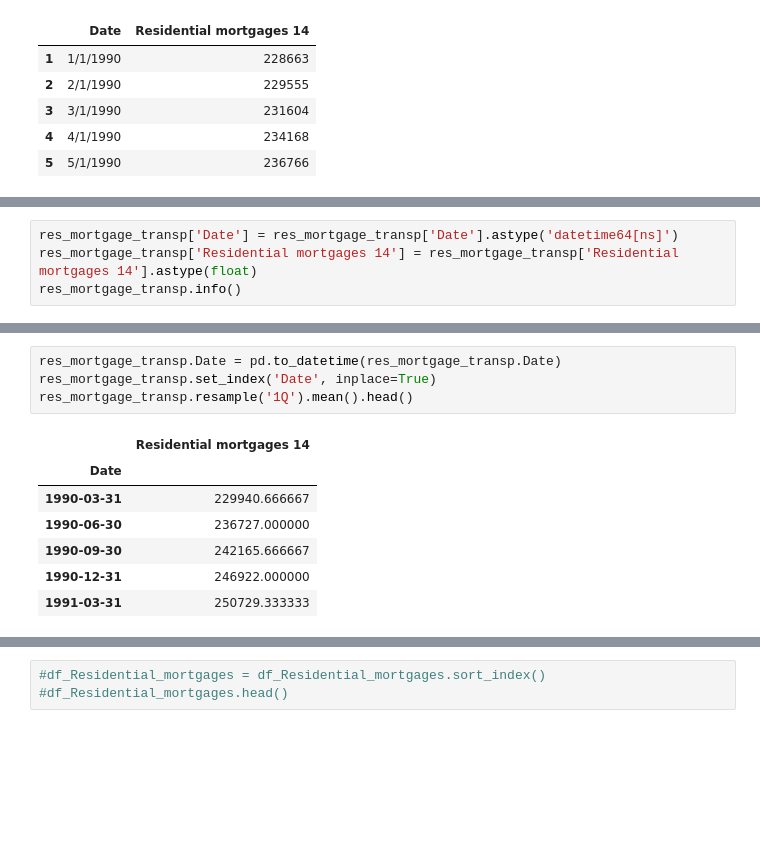
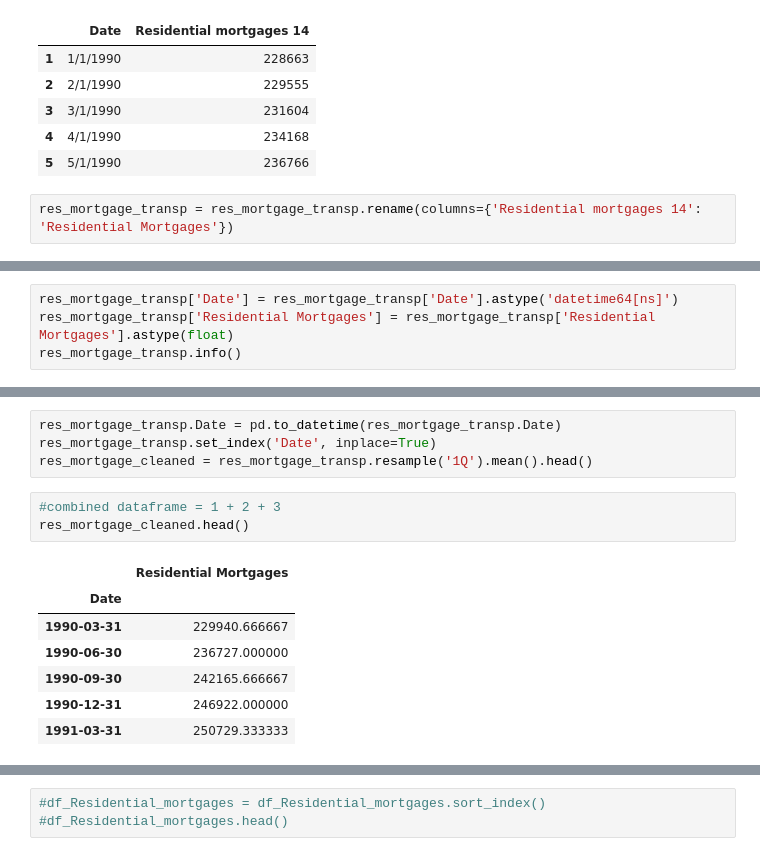
Before and after one commit to benjaminweymouth/Housing-Market-Forecasting-Time-Series-Analysis, a Jupyter notebook: Python Code/Qualitative_Multivariate Time Series.ipynb, the cells around one changed output, grey strips where cells are left out. Saved outputs shown, nothing was run; the diff lists cells and outputs as text; blank space fills up the shorter version.

Commit message:
Reformatted column for Residential Mortgages

```diff
--- a/Python Code/Qualitative_Multivariate Time Series.ipynb
+++ b/Python Code/Qualitative_Multivariate Time Series.ipynb
@@ -94,6 +95,8 @@ res_mortgage_transp.head()
 | 3 | 3/1/1990 | 231604 |
 | 4 | 4/1/1990 | 234168 |
 | 5 | 5/1/1990 | 236766 |
+# %%
+res_mortgage_transp = res_mortgage_transp.rename(columns={'Residential mortgages 14': 'Residential Mortgages'})
 # %%
 res_mortgage_transp.dtypes
 # %% [output]
@@ -103,7 +106,7 @@ Residential mortgages 14    object
 dtype: object
 # %%
 res_mortgage_transp['Date'] = res_mortgage_transp['Date'].astype('datetime64[ns]')
-res_mortgage_transp['Residential mortgages 14'] = res_mortgage_transp['Residential mortgages 14'].astype(float)
+res_mortgage_transp['Residential Mortgages'] = res_mortgage_transp['Residential Mortgages'].astype(float)
 res_mortgage_transp.info()
 # %% [output]
 <class 'pandas.core.frame.DataFrame'>
@@ -118,12 +121,15 @@ memory usage: 6.1 KB
 # %%
 res_mortgage_transp.Date = pd.to_datetime(res_mortgage_transp.Date)
 res_mortgage_transp.set_index('Date', inplace=True)
-res_mortgage_transp.resample('1Q').mean().head()
+res_mortgage_cleaned = res_mortgage_transp.resample('1Q').mean().head()
-# %% [output]
-|  | Residential mortgages 14 |
-| Date |  |
-| 1990-03-31 | 229940.666667 |
-| 1990-06-30 | 236727.000000 |
-| 1990-09-30 | 242165.666667 |
-| 1990-12-31 | 246922.000000 |
-| 1991-03-31 | 250729.333333 |
+# %%
+#combined dataframe = 1 + 2 + 3
+res_mortgage_cleaned.head()
+# %% [output]
+|  | Residential Mortgages |
+| Date |  |
+| 1990-03-31 | 229940.666667 |
+| 1990-06-30 | 236727.000000 |
+| 1990-09-30 | 242165.666667 |
+| 1990-12-31 | 246922.000000 |
+| 1991-03-31 | 250729.333333 |
```
Also changed, not shown: parts of 12 cells of this notebook.
